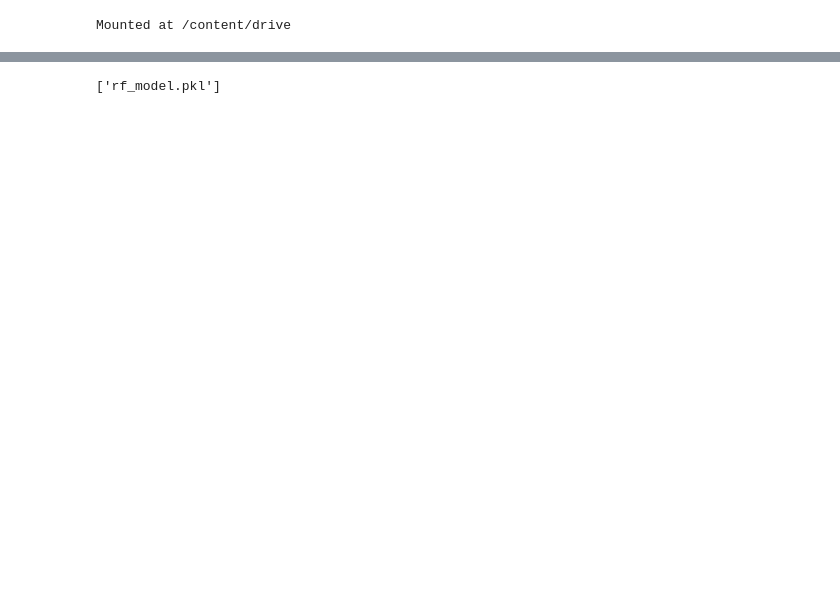
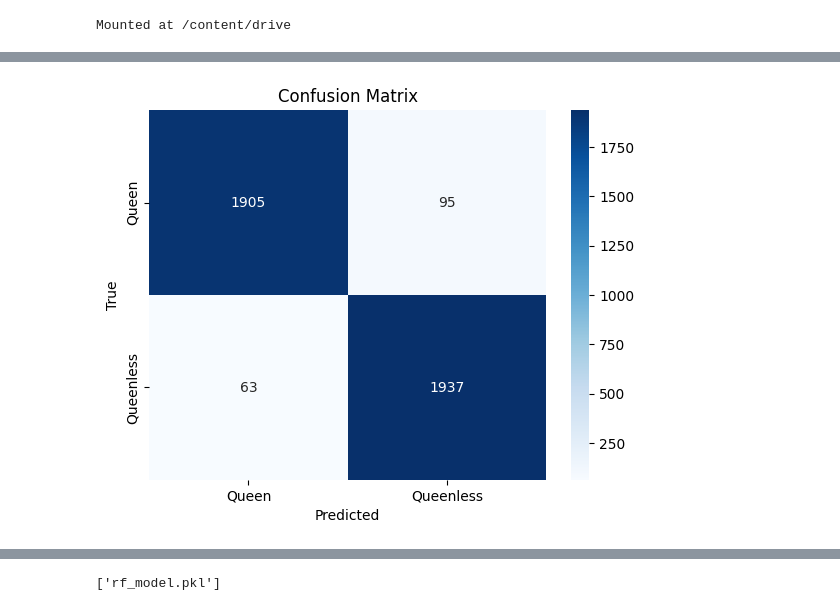
Before and after one commit to huyqcl377/Gen_git, a Jupyter notebook: MFCC_1D.ipynb, the cells around one changed output, grey strips where cells are left out. Cells and saved outputs as stored; diff of their text form; code cells hidden in the pictures; blank space fills up the shorter version.

```diff
--- a/MFCC_1D.ipynb
+++ b/MFCC_1D.ipynb
@@ -172,2 +187,27 @@ weighted avg       0.92      0.91      0.91      4000
+# %%
+import seaborn as sns
+import matplotlib.pyplot as plt
+from sklearn.metrics import confusion_matrix
+
+# Calculate the confusion matrix
+confusion_matrix_result = confusion_matrix(y_test, y_pred)
+
+# Define the labels for the confusion matrix
+labels = ['Queen', 'Queenless']
+
+# Create a heatmap using Seaborn
+sns.heatmap(confusion_matrix_result, annot=True, cmap='Blues', fmt='d', xticklabels=labels, yticklabels=labels)
+
+# Add labels, title, and axis ticks
+plt.xlabel('Predicted')
+plt.ylabel('True')
+plt.title('Confusion Matrix')
+plt.xticks(ticks=[0.5, 1.5], labels=labels)
+plt.yticks(ticks=[0.5, 1.5], labels=labels)
+
+# Display the plot
+plt.show()
+# %% [output]
+[figure, added]
 # %%
 
```
Also changed, not shown: parts of 26 cells of this notebook.
